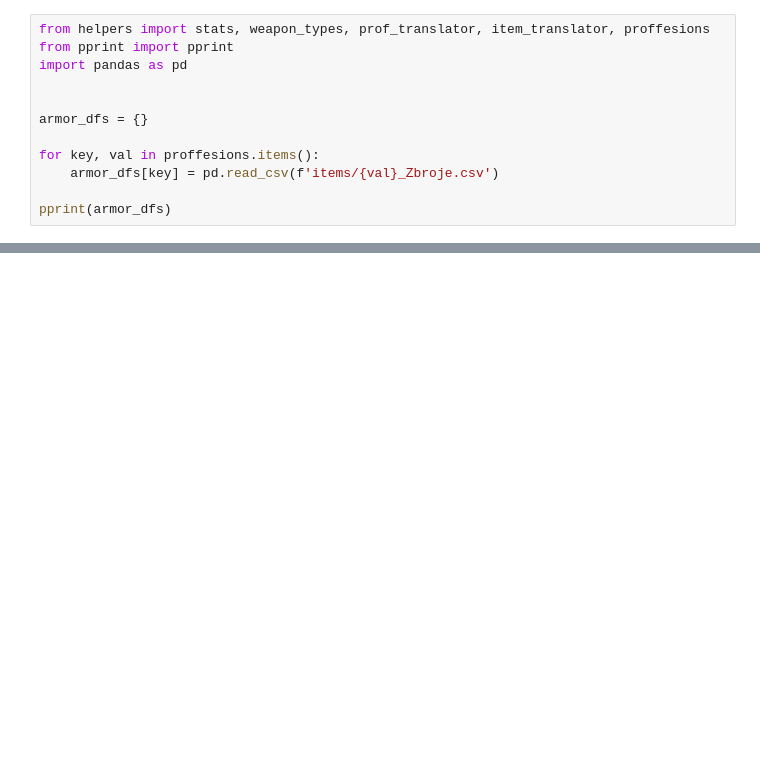
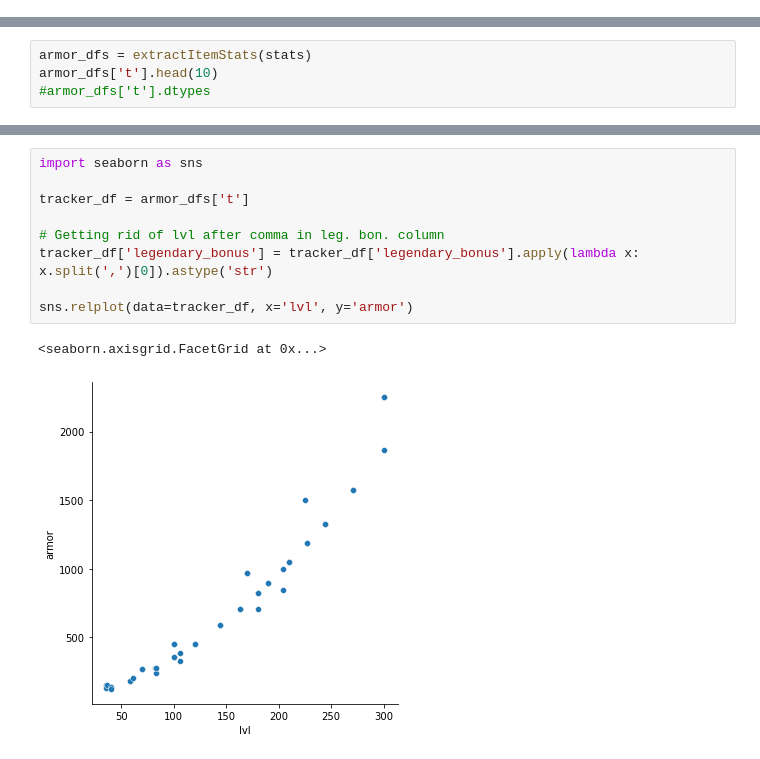
Before and after one commit to nyckoo/margocore, a Jupyter notebook: stats.ipynb, the cells around one changed output, grey strips where cells are left out. Cells and saved outputs as stored; diff of their text form; blank space fills up the shorter version.

Commit message:
data extraction & plotting

```diff
--- a/stats.ipynb
+++ b/stats.ipynb
@@ -1,12 +0,0 @@
-# %%
-from helpers import stats, weapon_types, prof_translator, item_translator, proffesions
-from pprint import pprint
-import pandas as pd
-
-
-armor_dfs = {}
-
-for key, val in proffesions.items():
-    armor_dfs[key] = pd.read_csv(f'items/{val}_Zbroje.csv')
-
-pprint(armor_dfs)
@@ -30,0 +42,4 @@ pprint(armor_dfs)
+# %%
+armor_dfs = extractItemStats(stats)
+armor_dfs['t'].head(10)
+#armor_dfs['t'].dtypes
@@ -30,0 +58,12 @@ pprint(armor_dfs)
+# %%
+import seaborn as sns
+
+tracker_df = armor_dfs['t']
+
+# Getting rid of lvl after comma in leg. bon. column
+tracker_df['legendary_bonus'] = tracker_df['legendary_bonus'].apply(lambda x: x.split(',')[0]).astype('str')
+
+sns.relplot(data=tracker_df, x='lvl', y='armor')
+# %% [output]
+<seaborn.axisgrid.FacetGrid at 0x...>
+[figure, added]
```
Also changed, not shown: parts of 4 cells of this notebook, 1 other file.
